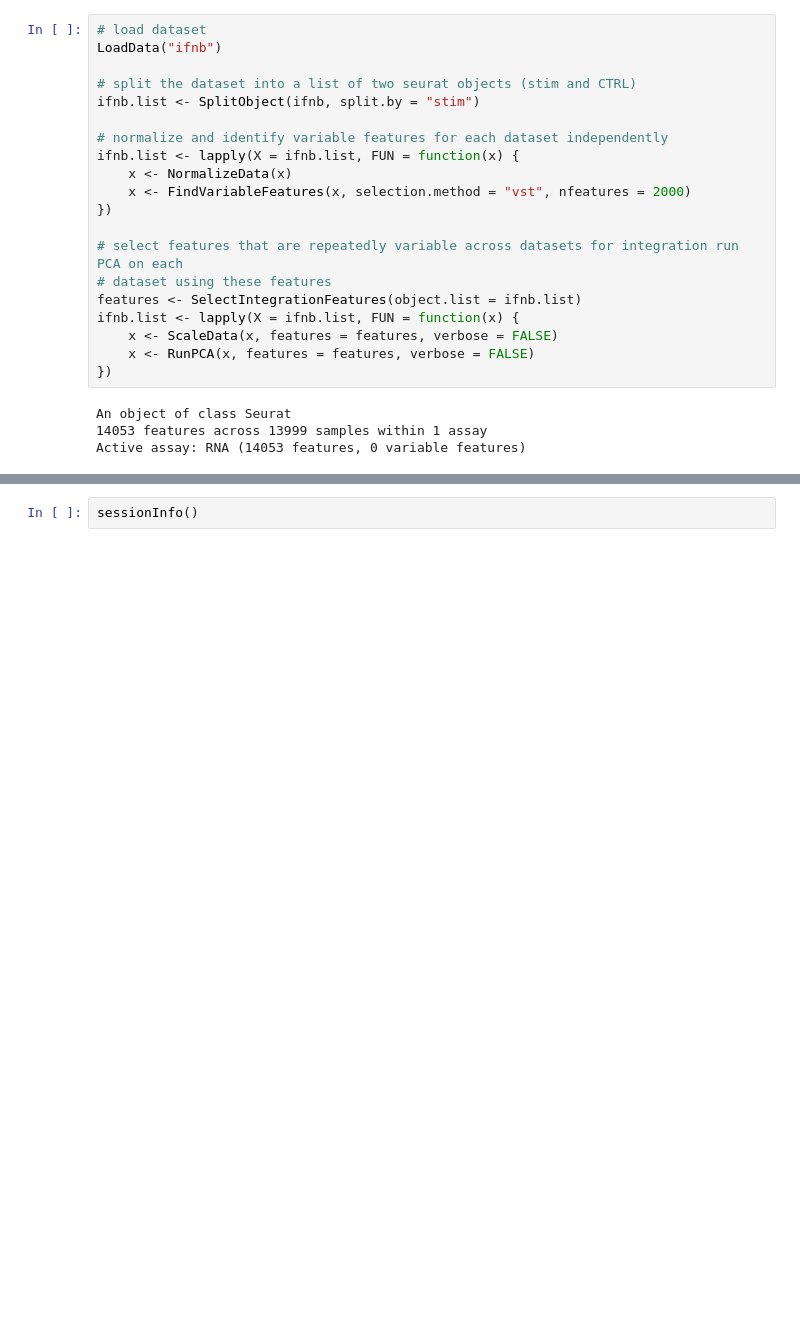
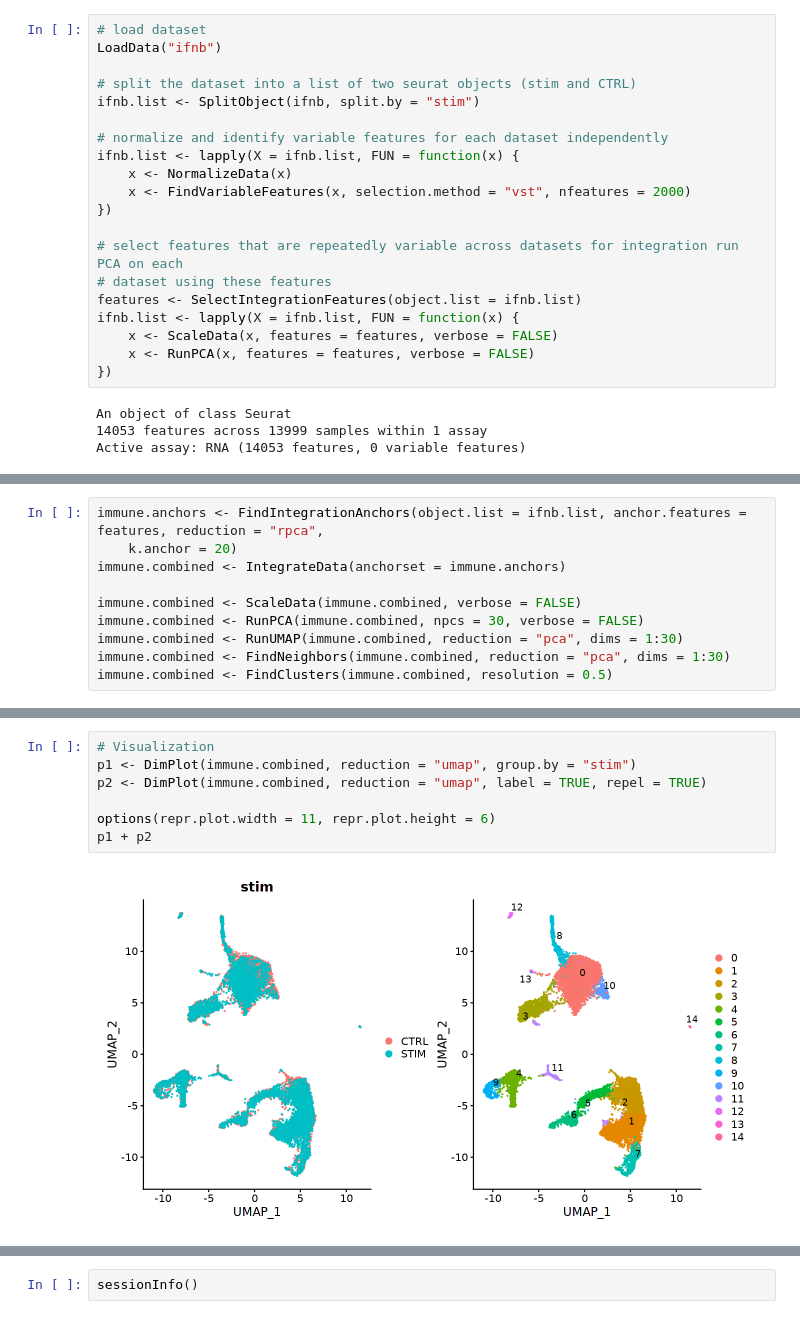
Before and after one commit to eijynagai/single_cell_notebooks, a Jupyter notebook: 99_integration.ipynb, the cells around one changed output, grey strips where cells are left out. Saved outputs shown, nothing was run; the diff lists cells and outputs as text; blank space fills up the shorter version.

```diff
--- a/99_integration.ipynb
+++ b/99_integration.ipynb
@@ -454,0 +534,10 @@ Active assay: RNA (14053 features, 0 variable features)
+# %%
+immune.anchors <- FindIntegrationAnchors(object.list = ifnb.list, anchor.features = features, reduction = "rpca",
+    k.anchor = 20)
+immune.combined <- IntegrateData(anchorset = immune.anchors)
+
+immune.combined <- ScaleData(immune.combined, verbose = FALSE)
+immune.combined <- RunPCA(immune.combined, npcs = 30, verbose = FALSE)
+immune.combined <- RunUMAP(immune.combined, reduction = "pca", dims = 1:30)
+immune.combined <- FindNeighbors(immune.combined, reduction = "pca", dims = 1:30)
+immune.combined <- FindClusters(immune.combined, resolution = 0.5)
@@ -454,0 +571,9 @@ Active assay: RNA (14053 features, 0 variable features)
+# %%
+# Visualization
+p1 <- DimPlot(immune.combined, reduction = "umap", group.by = "stim")
+p2 <- DimPlot(immune.combined, reduction = "umap", label = TRUE, repel = TRUE)
+
+options(repr.plot.width = 11, repr.plot.height = 6)
+p1 + p2
+# %% [output]
+[figure, added]
```
Also changed, not shown: parts of 13 cells of this notebook.
